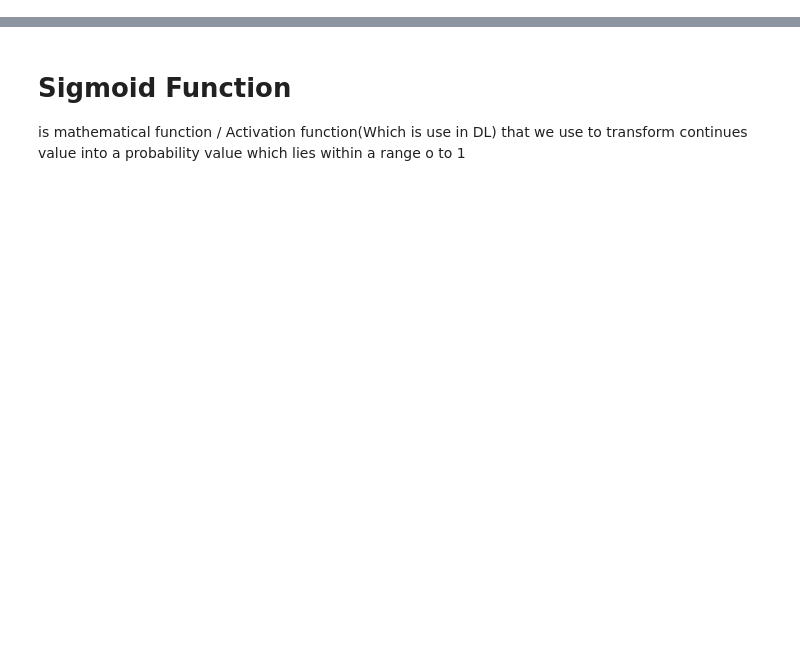
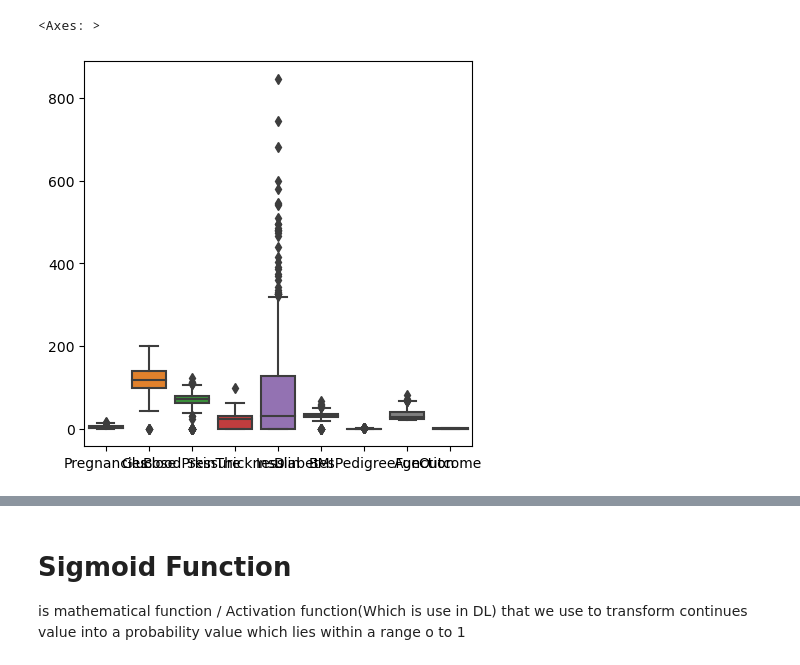
Before and after one commit to MJanbandhu/OnlyPractice, a Jupyter notebook: Machine_Learning/LogisticRegression/Try Logistic Regression.ipynb, the cells around one changed output, grey strips where cells are left out. Cells and saved outputs as stored; diff of their text form; code cells hidden in the pictures; blank space fills up the shorter version.

```diff
--- a/Machine_Learning/LogisticRegression/Try Logistic Regression.ipynb
+++ b/Machine_Learning/LogisticRegression/Try Logistic Regression.ipynb
@@ -0,0 +305,6 @@
+# %%
+plt.figure(figsize=(5,5))
+snb.boxplot(data=data)
+# %% [output]
+<Axes: >
+[figure, added]
```
Also changed, not shown: parts of 102 cells of this notebook, 2 other files.
